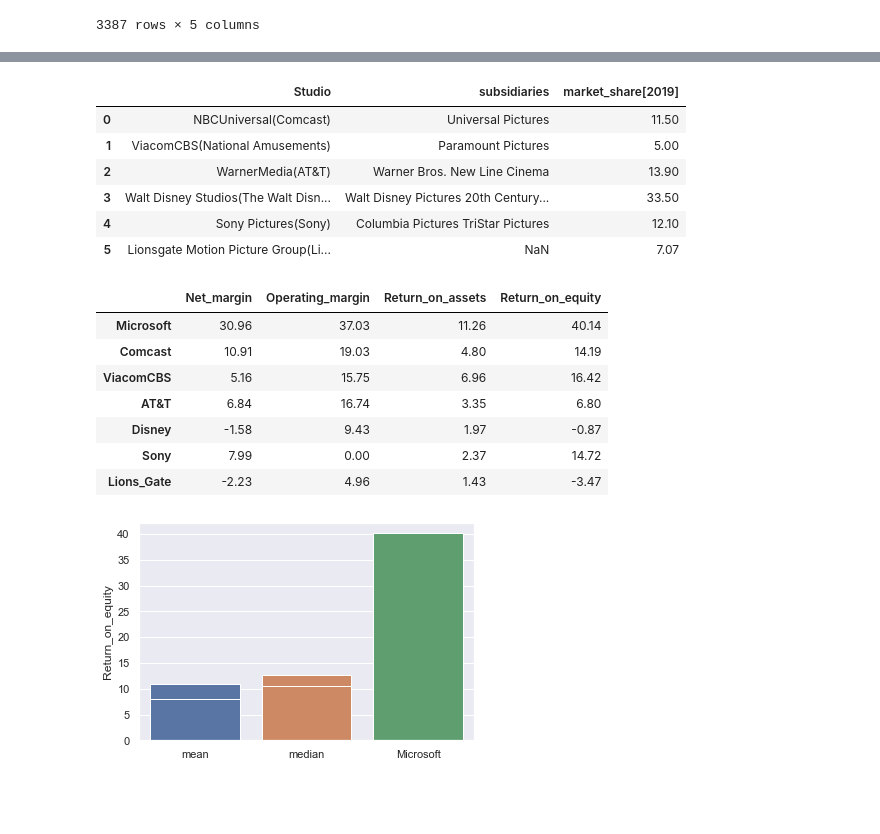
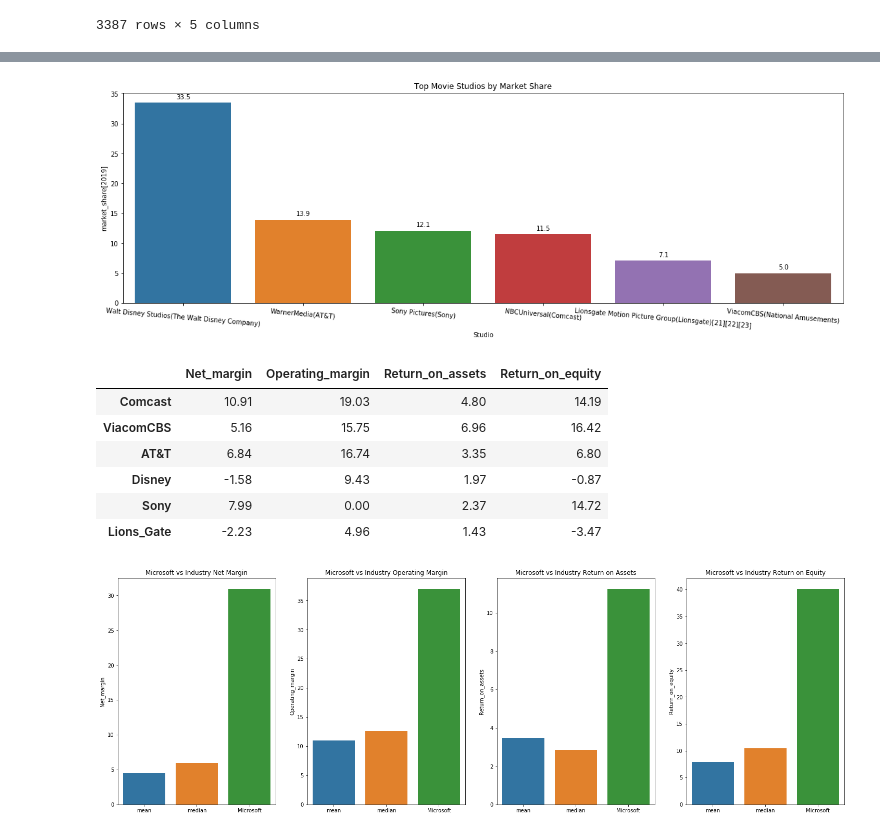
Before and after one commit to s-shader/Microsoft_movie_project, a Jupyter notebook: zippedData/final1_ziped.ipynb, the cells around one changed output, grey strips where cells are left out. Drawn from its saved outputs; the diff is of its cells as text; code cells hidden in the pictures; blank space fills up the shorter version.

```diff
--- a/zippedData/final1_ziped.ipynb
+++ b/zippedData/final1_ziped.ipynb
@@ -321,55 +294,72 @@ See the caveats in the documentation: https://pandas.pydata.org/pandas-docs/stab
 # %%
 #Get market share data from wikipedia
 
+#get market share table
 market_share=pd.read_html('https://en.wikipedia.org/wiki/Major_film_studios')
+market_share
 
+#combine tables with relivant data
 market_table=pd.concat([market_share[0],market_share[1]],ignore_index=True)
 market_table_col=list(market_table.columns)
+market_table
+
+#drop irrelevant and erroneous data
 del market_table_col[0:2]
 del market_table_col[-1]
 del market_table_col[-3]
+market_table=market_table.drop(columns=market_table_col)
 
+#change column names
+market_table=market_table.rename({'Studio parent(conglomerate)':'Studio','Major film studio unit Secondary studio':'subsidiaries','US/CA market share (2019)':'market_share[2019]'},axis='columns')
+market_table
 
-market_table=market_table.drop(columns=market_table_col)
-market_table=market_table.rename({'Studio parent(conglomerate)':'Studio','Major film studio unit Secondary studio':'subsidiaries','US/CA market share (2019)':'market_share[2019]'},axis='columns')
+#change data from wronge column
+market_table['market_share[2019]'][5]='7.07%'
+market_table
 
+#drop more bad and missing data
+market_table=market_table.drop(columns='US/CA market share (2019)[20]')
+market_table=market_table.drop(index=list(range(6,13)))
+market_table
 
-market_table['market_share[2019]'][5]='7.07%'
-
-market_table=market_table.drop(columns='US/CA market share (2019)[18]')
-market_table=market_table.drop(index=list(range(6,13)))
-
-
+# convert number strings to floats
 market_table['market_share[2019]']= [i[:-1] for i in market_table['market_share[2019]']]
 market_table['market_share[2019]'] = market_table['market_share[2019]'].astype(float)
 
 market_table
+market_table=market_table.sort_values('market_share[2019]',ascending=False) #sort by market share
+
+plt.figure(figsize=(20,6))
+bars=sns.barplot(x=market_table['Studio'],y=market_table['market_share[2019]'])
+bars.set_title('Top Movie Studios by Market Share')
+bars.set_xticklabels(bars.get_xticklabels(), rotation=-5, horizontalalignment='center')
+for p in bars.patches:
+    bars.annotate(format(p.get_height(), '.1f'),
+                   (p.get_x() + p.get_width() / 2., p.get_height()),
+                   ha = 'center', va = 'center',
+                   xytext = (0, 9),
+                   textcoords = 'offset points')
 # %% [output]
-|  | Studio | subsidiaries | market_share[2019] |
-| 0 | NBCUniversal(Comcast) | Universal Pictures | 11.50 |
-| 1 | ViacomCBS(National Amusements) | Paramount Pictures | 5.00 |
-| 2 | WarnerMedia(AT&T) | Warner Bros. New Line Cinema | 13.90 |
-| 3 | Walt Disney Studios(The Walt Disn... | Walt Disney Pictures 20th Century... | 33.50 |
-| 4 | Sony Pictures(Sony) | Columbia Pictures TriStar Pictures | 12.10 |
-| 5 | Lionsgate Motion Picture Group(Li... | NaN | 7.07 |
+[figure, added]
 # %%
 # More details on top movie studios
 
 
 top_companies=['msft','cmcsa','viac','t','dis','sne','lgf-a'] #ticker symbols for top studios
 
+#catagories of data
 net={'Net_margin':[]}
 operating={'Operating_margin':[]}
 roa={'Return_on_assets':[]}
 roe={'Return_on_equity':[]}
 
 
-
-
-
-for i in top_companies: # get net and operating margins and ROA and ROE for all 'top companies'
+# get net and operating margins and ROA and ROE for all 'top companies' using yahoo finance and 'read_html'
+for i in top_companies:
+# get data from respective url
   site= 'https://finance.yahoo.com/quote/'+i+'/key-statistics?p='+i
   tables=pd.read_html(site)
+# add data to relevant dictionary
   temp=tables[5]
   net['Net_margin'].append(temp[1][0])
   operating['Operating_margin'].append(temp[1][1])
@@ -377,39 +367,47 @@ for i in top_companies: # get net and operating margins and ROA and ROE for all
   roa['Return_on_assets'].append(temp[1][0])
   roe['Return_on_equity'].append(temp[1][1])
 
-
+#combine data
 margins = dict(net, **operating,**roa,**roe)
 
 #turn all the above data into a dataframe
 data=pd.DataFrame(margins,index=['Microsoft','Comcast','ViacomCBS','AT&T','Disney','Sony','Lions_Gate'])
 
 # convert the data to floats
 for j in data.columns:
   data[j]= [i[:-1] for i in data[j]]
   data[j]=data[j].astype(float)
 
+data # table of all data on microsft and competion
+industry=data[1:] #industry data excluding microsoft
+
 # add mean and median descriptive statistics
+#drom microsoft from average and median
 comps=data.iloc[1:].describe().iloc[1:]
+#add back microsoft
 comps2=comps.append(data.iloc[0])
 comps2
-
+# select relevant data from table (microsoft and industry mean and median)
 comps3=comps2.iloc[[0,4,-1]]
+#rename 50% as median
 comps4=comps3.rename(index={'50%':'median'})
 comps4
 
 # bar graphs comparing them all
-sns.barplot(x=comps4.index,y=comps3['Net_margin'])
-sns.barplot(x=comps4.index,y=comps3['Operating_margin'])
-sns.barplot(x=comps4.index,y=comps3['Return_on_assets'])
-sns.barplot(x=comps4.index,y=comps3['Return_on_equity'])
+fig, axs = plt.subplots(ncols=4,figsize=(25,8))
+sns.barplot(x=comps4.index,y=comps3['Net_margin'],ax=axs[0]).set_title('Microsoft vs Industry Net Margin')
+sns.barplot(x=comps4.index,y=comps3['Operating_margin'],ax=axs[1]).set_title('Microsoft vs Industry Operating Margin')
+sns.barplot(x=comps4.index,y=comps3['Return_on_assets'],ax=axs[2]).set_title('Microsoft vs Industry Return on Assets')
+sns.barplot(x=comps4.index,y=comps3['Return_on_equity'],ax=axs[3]).set_title('Microsoft vs Industry Return on Equity')
+
 data
+industry
 # %% [output]
 |  | Net_margin | Operating_margin | Return_on_assets | Return_on_equity |
-| Microsoft | 30.96 | 37.03 | 11.26 | 40.14 |
 | Comcast | 10.91 | 19.03 | 4.80 | 14.19 |
 | ViacomCBS | 5.16 | 15.75 | 6.96 | 16.42 |
 | AT&T | 6.84 | 16.74 | 3.35 | 6.80 |
 | Disney | -1.58 | 9.43 | 1.97 | -0.87 |
 | Sony | 7.99 | 0.00 | 2.37 | 14.72 |
 | Lions_Gate | -2.23 | 4.96 | 1.43 | -3.47 |
-[figure, old version]
+[figure, new version]
```
Also changed, not shown: parts of 5 cells of this notebook.
